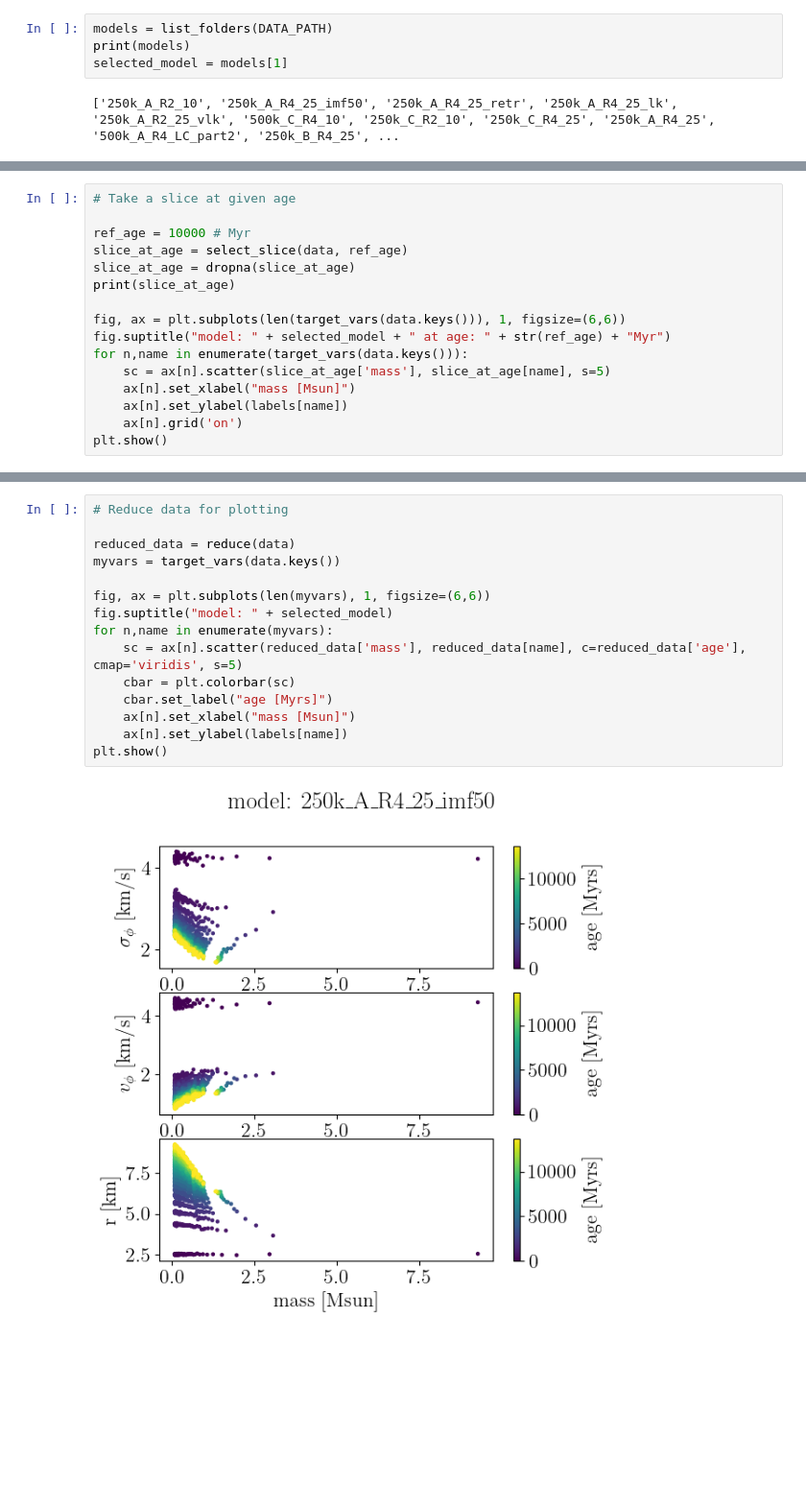
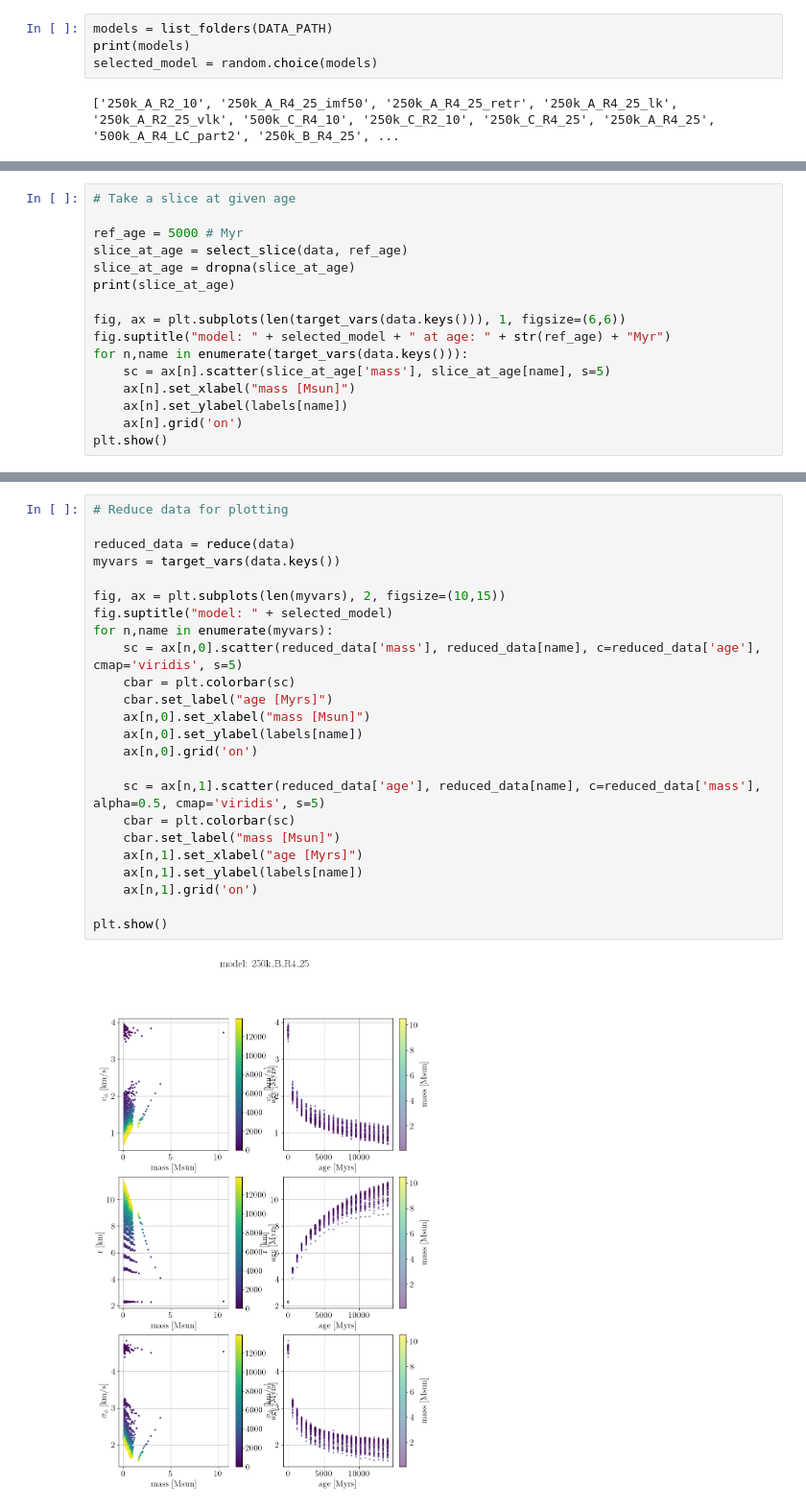
Before and after one commit to theocrt/phy-so-mass-dependent, a Jupyter notebook: demo_data_loader.ipynb, the cells around one changed output, grey strips where cells are left out. Shown at 96% size. Saved outputs shown, nothing was run; the diff lists cells and outputs as text; blank space fills up the shorter version.

```diff
--- a/demo_data_loader.ipynb
+++ b/demo_data_loader.ipynb
@@ -79,7 +80,7 @@ def target_vars(variables, ref_vars=['mass', 'age']):
 # %%
 models = list_folders(DATA_PATH)
 print(models)
-selected_model = models[1]
+selected_model = random.choice(models)
 # %% [output]
 ['250k_A_R2_10', '250k_A_R4_25_imf50', '250k_A_R4_25_retr', '250k_A_R4_25_lk', '250k_A_R2_25_vlk', '500k_C_R4_10', '250k_C_R2_10', '250k_C_R4_25', '250k_A_R4_25', '500k_A_R4_LC_part2', '250k_B_R4_25', ...
 # %%
@@ -109,7 +110,7 @@ dict_keys(['mass', 'velocity', 'dispersion', 'radius', 'age'])
 # %%
 # Take a slice at given age
 
-ref_age = 10000 # Myr
+ref_age = 5000 # Myr
 slice_at_age = select_slice(data, ref_age)
 slice_at_age = dropna(slice_at_age)
 print(slice_at_age)
@@ -144,17 +145,26 @@ plt.show()
 # %%
 # Reduce data for plotting
 
 reduced_data = reduce(data)
 myvars = target_vars(data.keys())
 
-fig, ax = plt.subplots(len(myvars), 1, figsize=(6,6))
+fig, ax = plt.subplots(len(myvars), 2, figsize=(10,15))
 fig.suptitle("model: " + selected_model)
 for n,name in enumerate(myvars):
-    sc = ax[n].scatter(reduced_data['mass'], reduced_data[name], c=reduced_data['age'], cmap='viridis', s=5)
+    sc = ax[n,0].scatter(reduced_data['mass'], reduced_data[name], c=reduced_data['age'], cmap='viridis', s=5)
     cbar = plt.colorbar(sc)
     cbar.set_label("age [Myrs]")
-    ax[n].set_xlabel("mass [Msun]")
-    ax[n].set_ylabel(labels[name])
+    ax[n,0].set_xlabel("mass [Msun]")
+    ax[n,0].set_ylabel(labels[name])
+    ax[n,0].grid('on')
+
+    sc = ax[n,1].scatter(reduced_data['age'], reduced_data[name], c=reduced_data['mass'], alpha=0.5, cmap='viridis', s=5)
+    cbar = plt.colorbar(sc)
+    cbar.set_label("mass [Msun]")
+    ax[n,1].set_xlabel("age [Myrs]")
+    ax[n,1].set_ylabel(labels[name])
+    ax[n,1].grid('on')
+
 plt.show()
 # %% [output]
-[figure, old version]
+[figure, new version]
```
Also changed, not shown: parts of 3 cells of this notebook.
